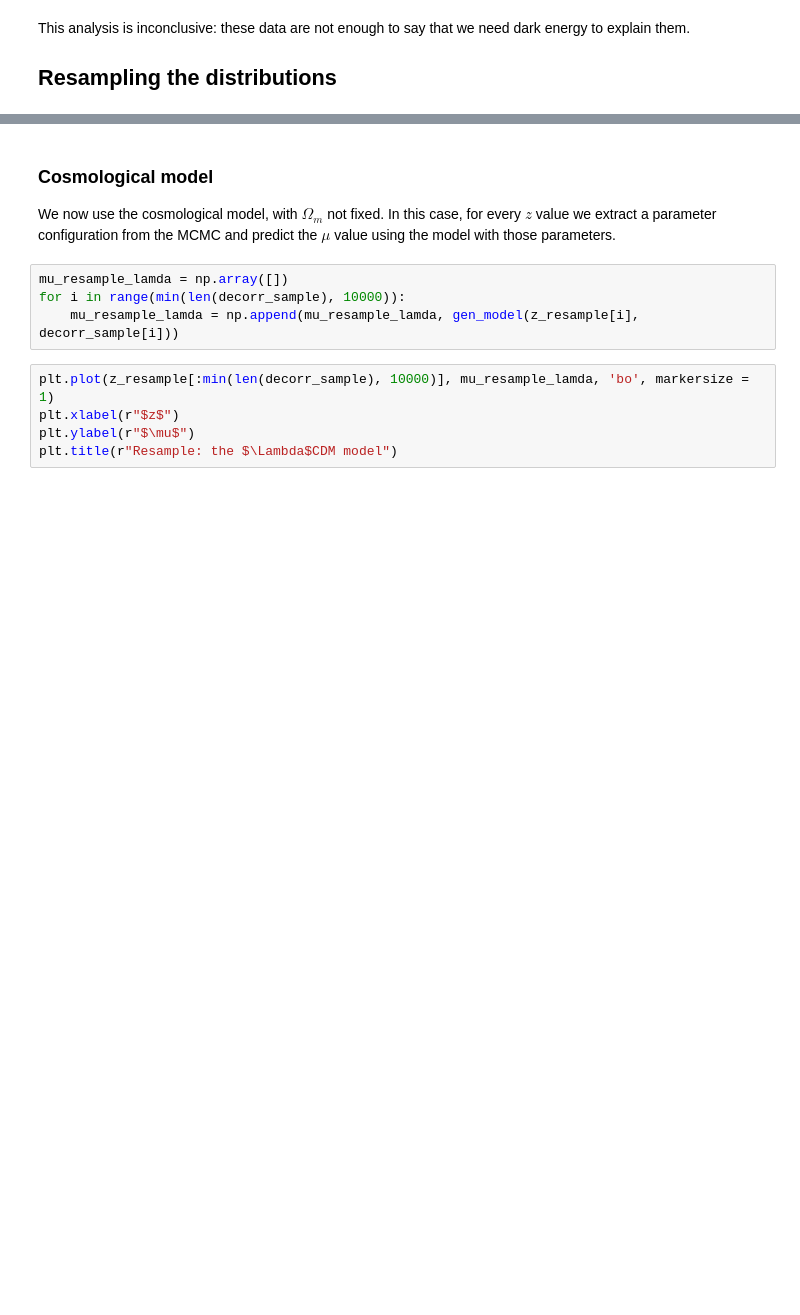
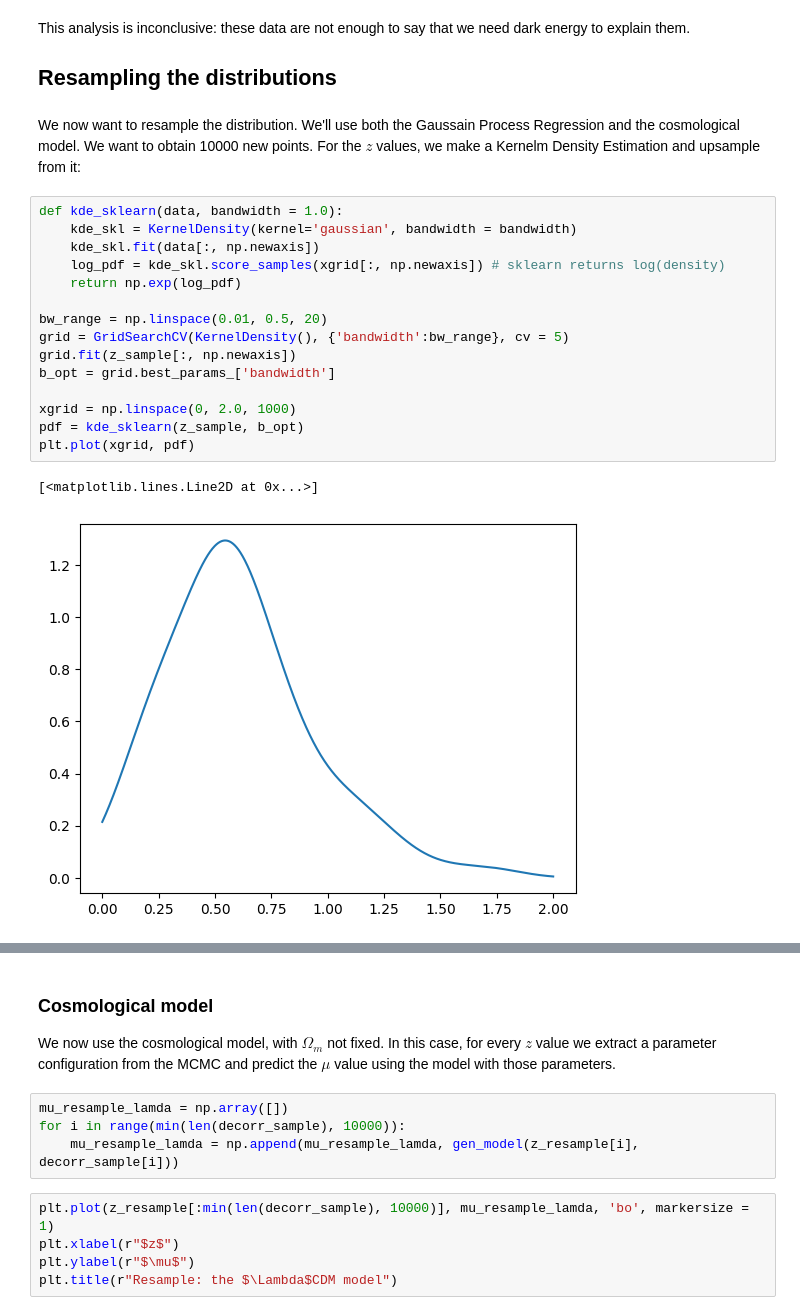
Before and after one commit to DiegoToniolo/astrostatistics_bicocca_2024, a Jupyter notebook: working/L18_Supernovae.ipynb, the cells around one changed output, grey strips where cells are left out. Cells and saved outputs as stored; diff of their text form; blank space fills up the shorter version.

```diff
--- a/working/L18_Supernovae.ipynb
+++ b/working/L18_Supernovae.ipynb
@@ -257,4 +258,24 @@ Bayes Factor: 0.6589448001864495 +- 0.14295350123704553
 # %% [markdown]
 This analysis is inconclusive: these data are not enough to say that we need dark energy to explain them.
 ## Resampling the distributions
+# %% [markdown]
+We now want to resample the distribution. We'll use both the Gaussain Process Regression and the cosmological model. We want to obtain 10000 new points. For the $z$ values, we make a Kernelm Density Estimation and upsample from it:
+# %%
+def kde_sklearn(data, bandwidth = 1.0):
+    kde_skl = KernelDensity(kernel='gaussian', bandwidth = bandwidth)
+    kde_skl.fit(data[:, np.newaxis])
+    log_pdf = kde_skl.score_samples(xgrid[:, np.newaxis]) # sklearn returns log(density)
+    return np.exp(log_pdf)
+
+bw_range = np.linspace(0.01, 0.5, 20)
+grid = GridSearchCV(KernelDensity(), {'bandwidth':bw_range}, cv = 5)
+grid.fit(z_sample[:, np.newaxis])
+b_opt = grid.best_params_['bandwidth']
+
+xgrid = np.linspace(0, 2.0, 1000)
+pdf = kde_sklearn(z_sample, b_opt)
+plt.plot(xgrid, pdf)
+# %% [output]
+[<matplotlib.lines.Line2D at 0x...>]
+[figure, added]
 # %% [markdown]
```
Also changed, not shown: parts of 17 cells of this notebook.
